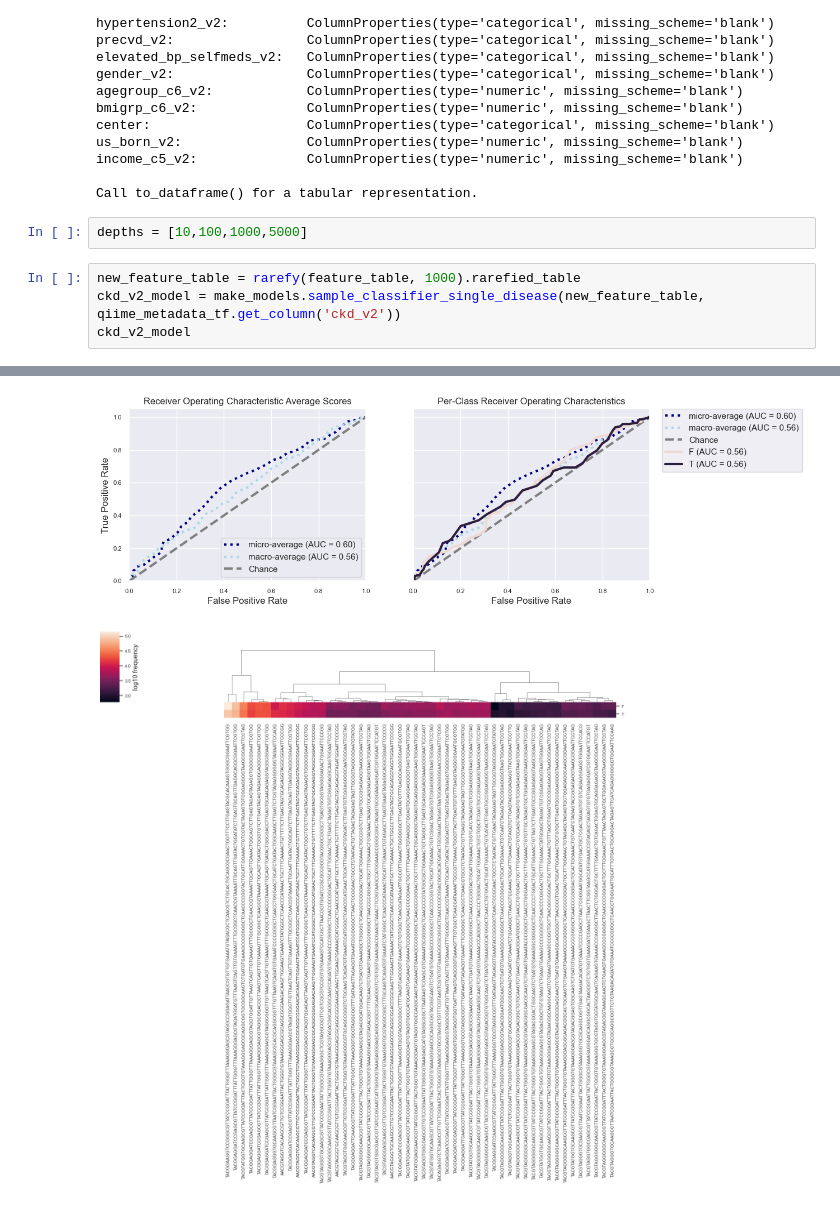
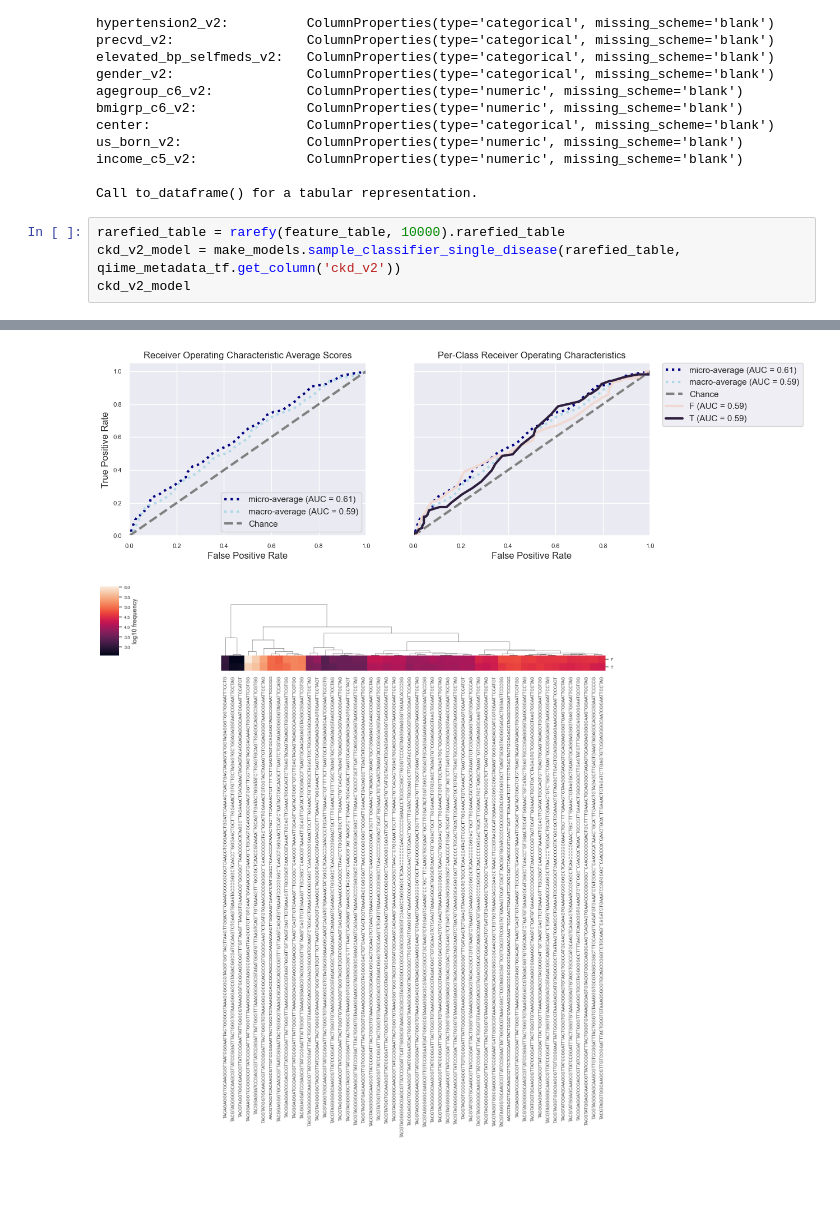
Before and after one commit to Amandoj/DSC180-Q2-Project, a Jupyter notebook: analysis.ipynb, the cells around one changed output, grey strips where cells are left out. Drawn from its saved outputs; the diff is of its cells as text; blank space fills up the shorter version.

```diff
--- a/analysis.ipynb
+++ b/analysis.ipynb
@@ -144,11 +157,9 @@ us_born_v2:                ColumnProperties(type='numeric', missing_scheme='blan
 income_c5_v2:              ColumnProperties(type='numeric', missing_scheme='blank')
 
 Call to_dataframe() for a tabular representation.
-# %%
-depths = [10,100,1000,5000]
 # %%
-new_feature_table = rarefy(feature_table, 1000).rarefied_table
-ckd_v2_model = make_models.sample_classifier_single_disease(new_feature_table, qiime_metadata_tf.get_column('ckd_v2'))
+rarefied_table = rarefy(feature_table, 10000).rarefied_table
+ckd_v2_model = make_models.sample_classifier_single_disease(rarefied_table, qiime_metadata_tf.get_column('ckd_v2'))
 ckd_v2_model
 # %% [output]
 Results (name = value)
@@ -165,2 +176,2 @@ test_targets       = <artifact: SampleData[TrueTargets] uuid: 364d980e-f20b-4368
-[figure, old version]
+[figure, new version]
-[figure, old version]
+[figure, new version]
```
Also changed, not shown: parts of 8 cells of this notebook, 2 other files.
